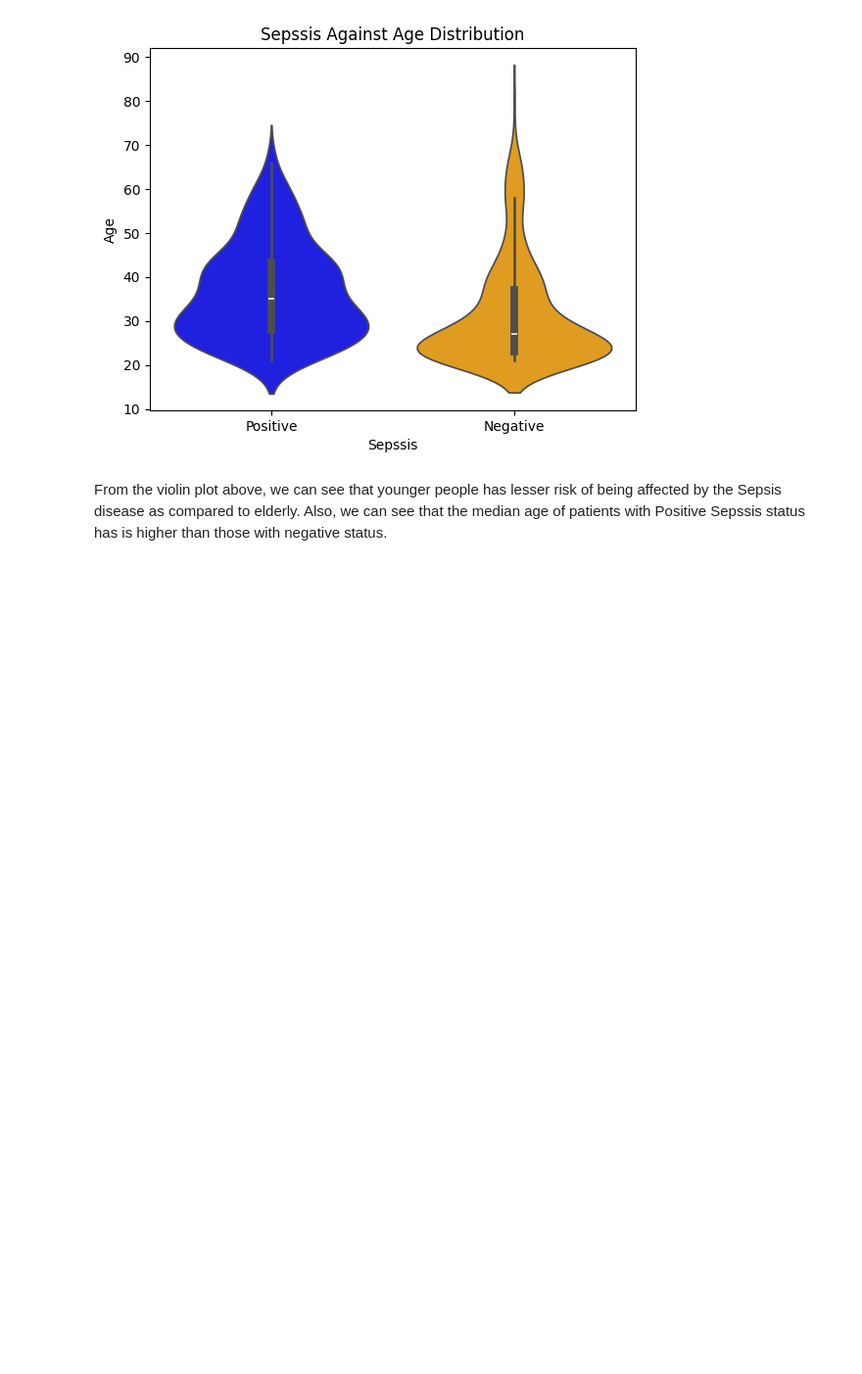
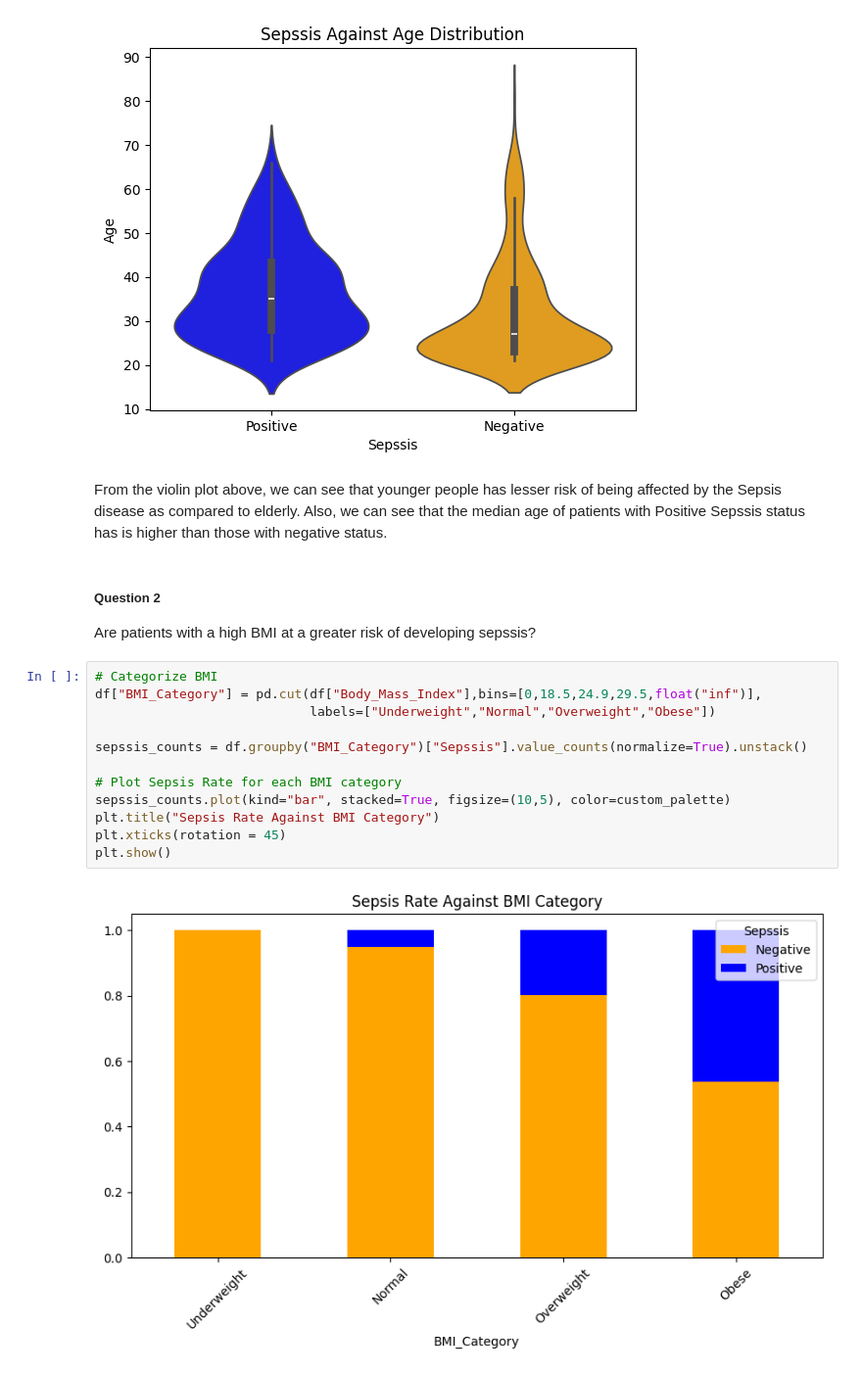
Before and after one commit to adubrightkwartengsnr/P5-Sepsis-Prediction-Embedding-Machine-Learning-Model-In-API, a Jupyter notebook: dev/sepsis_prediction.ipynb, the cells around one changed output. Shown at 98% size. Drawn from its saved outputs; the diff is of its cells as text; blank space fills up the shorter version.

```diff
--- a/dev/sepsis_prediction.ipynb
+++ b/dev/sepsis_prediction.ipynb
@@ -347,3 +338,20 @@ plt.show()
 [figure]
 # %% [markdown]
 From the violin plot above, we can see that younger people has lesser risk of being affected by the Sepsis disease as compared to elderly. Also, we can see that the median age of patients with Positive Sepssis status has is higher than those with negative status.
+# %% [markdown]
+##### Question 2
+Are patients with a high BMI at a greater risk of developing sepssis?
+# %%
+# Categorize BMI
+df["BMI_Category"] = pd.cut(df["Body_Mass_Index"],bins=[0,18.5,24.9,29.5,float("inf")],
+                            labels=["Underweight","Normal","Overweight","Obese"])
+
+sepssis_counts = df.groupby("BMI_Category")["Sepssis"].value_counts(normalize=True).unstack()
+
+# Plot Sepsis Rate for each BMI category
+sepssis_counts.plot(kind="bar", stacked=True, figsize=(10,5), color=custom_palette)
+plt.title("Sepsis Rate Against BMI Category")
+plt.xticks(rotation = 45)
+plt.show()
+# %% [output]
+[figure, added]
```
Also changed, not shown: parts of 34 cells of this notebook.
